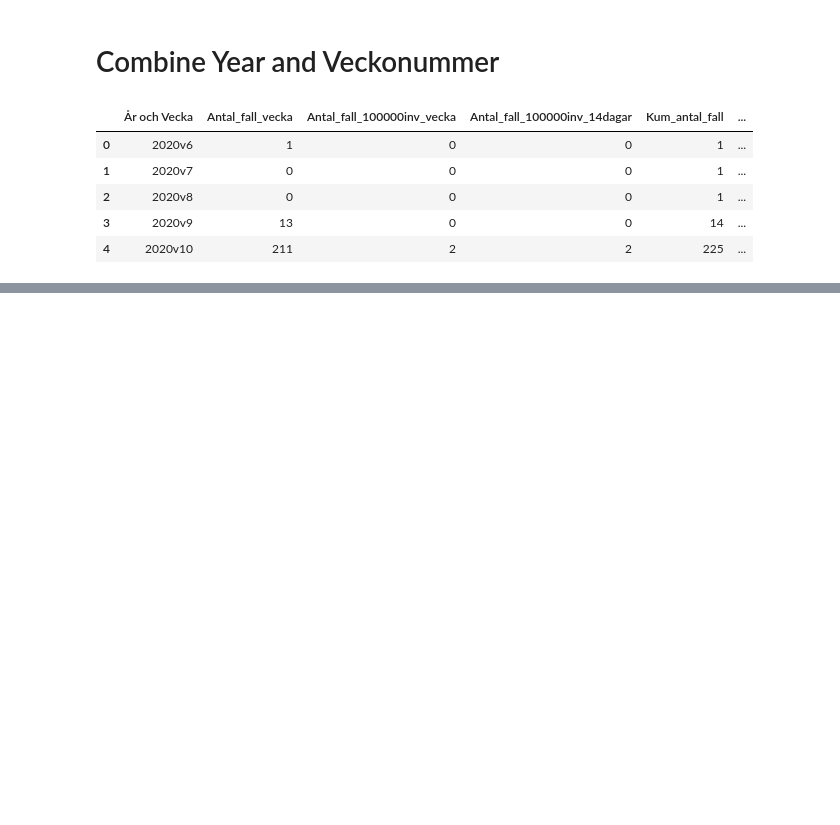
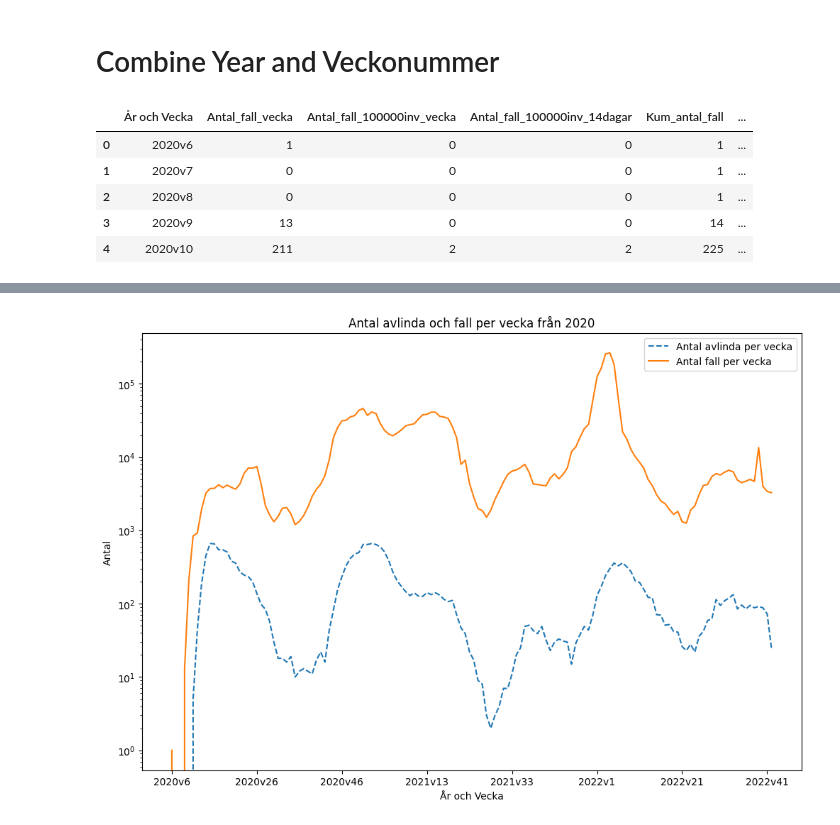
Before and after one commit to Rufshod/Databehandling-Alexander-Andersson, a Jupyter notebook: Lab/Code/Lab_draft.ipynb, the cells around one changed output, grey strips where cells are left out. Drawn from its saved outputs; the diff is of its cells as text; code cells hidden in the pictures; blank space fills up the shorter version.

```diff
--- a/Lab/Code/Lab_draft.ipynb
+++ b/Lab/Code/Lab_draft.ipynb
@@ -110,0 +131,11 @@ ax.xaxis.set_major_locator(plt.MaxNLocator(10))
+# %%
+fig, ax = plt.subplots(figsize =(12,8)) # Sams code.Temporary for testing.
+ax = sns.lineplot(x = "År och Vecka", y = "Antal_avlidna_vecka", data=df, label= "Antal avlinda per vecka", linestyle="dashed")
+ax1 = sns.lineplot(x = "År och Vecka", y = "Antal_fall_vecka", data=df, label="Antal fall per vecka")
+ax.xaxis.set_major_locator(plt.MaxNLocator(10))
+ax.set(xlabel = "År och Vecka", ylabel="Antal", title= "Antal avlinda och fall per vecka från 2020")
+ax1.set_yscale('log')
+
+#to fix scale 2 # https://www.geeksforgeeks.org/matplotlib-pyplot-twinx-in-python/
+# %% [output]
+[figure, added]
```
Also changed, not shown: parts of 12 cells of this notebook, 2 other files.
